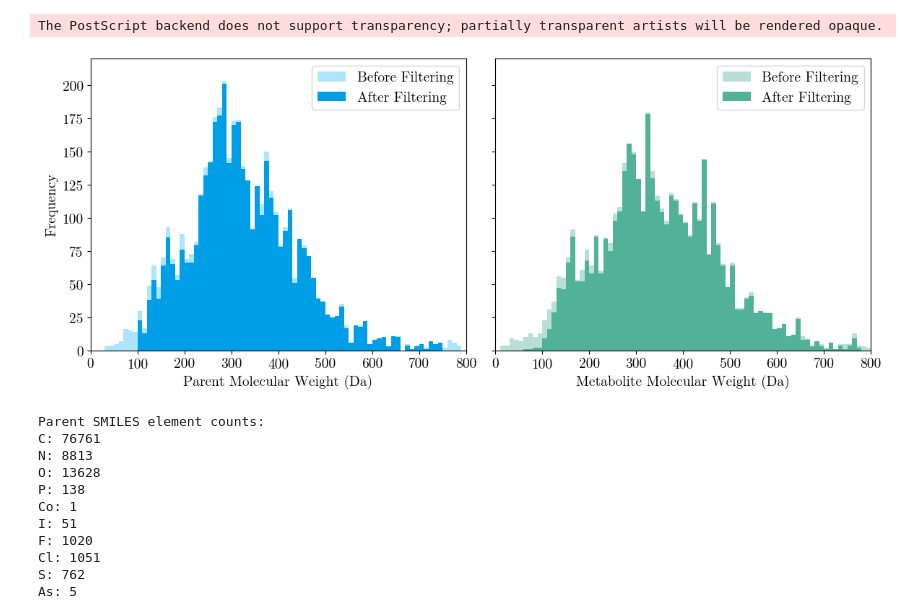
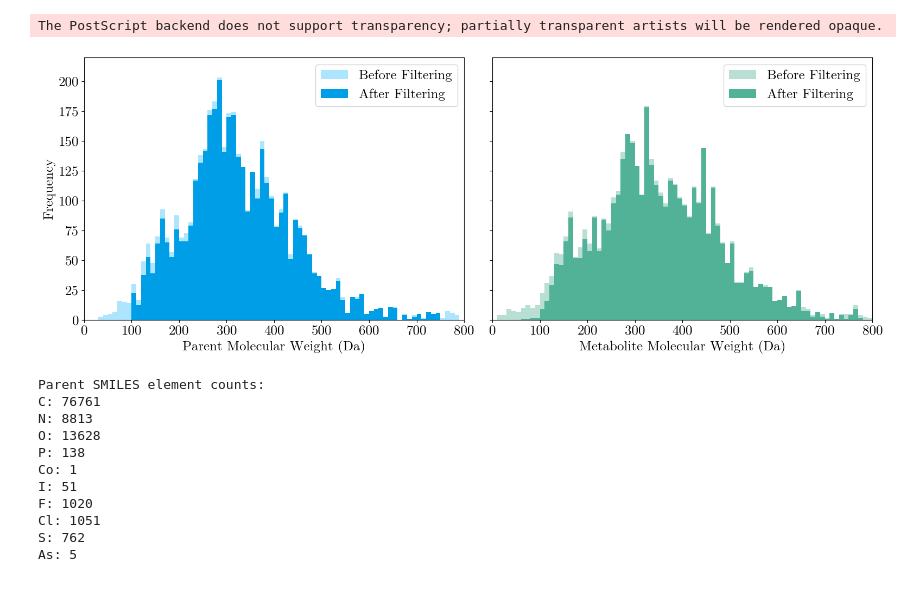
Before and after one commit to tsofiac/LAGOM, a Jupyter notebook: data_analysis/data_analysis_plots.ipynb, the cells around one changed output. Saved outputs shown, nothing was run; the diff lists cells and outputs as text; code cells hidden in the pictures; blank space fills up the shorter version.

```diff
--- a/data_analysis/data_analysis_plots.ipynb
+++ b/data_analysis/data_analysis_plots.ipynb
@@ -7,7 +7,7 @@ from collections import Counter
 from rdkit import Chem, DataStructs
 from rdkit.Chem import Descriptors, AllChem
 # %%
-plt.rcParams.update({"font.size": 14, "font.family": "serif", "font.serif": ["NewComputerModern10"]})
+# plt.rcParams.update({"font.size": 12, "font.family": "serif", "font.serif": ["NewComputerModern10"]})
 # plt.rcParams.update({'font.size': 12, 'font.family': 'sans-serif'})
 # %%
 def source_analysis(csv_file, save_figure=None):
@@ -120,7 +128,9 @@ def plot_molecular_weights_comparison(before_file, after_file, save_figure=None)
         df_after
     )
 
-    fig, axes = plt.subplots(1, 2, figsize=(12, 5), sharey=True)
+    fig, axes = plt.subplots(1, 2, figsize=(16, 6), sharey=True)
+    plt.rcParams.update({"font.size": 18, "font.family": "serif", "font.serif": ["NewComputerModern10"]})
+    # plt.rcParams.update({'font.size': 12, 'font.family': 'sans-serif'})
 
     x_range = (0, 800)
     bin_width = 10
@@ -134,34 +144,34 @@ def plot_molecular_weights_comparison(before_file, after_file, save_figure=None)
     )
     axes[0].set_xlabel("Parent Molecular Weight (Da)")
     axes[0].set_ylabel("Frequency")
     axes[0].set_xlim(0, 800)
     axes[0].legend()
 
     axes[1].hist(
         metabolite_weights_before, bins=bins, color="#B9DFD5", label="Before Filtering"
     )
     axes[1].hist(
         metabolite_weights_after, bins=bins, color="#52B297", label="After Filtering"
     )
     axes[1].set_xlabel("Metabolite Molecular Weight (Da)")
     axes[1].set_xlim(0, 800)
     axes[1].set_ylim(0, 220)
     axes[1].legend()
 
     if save_figure is not None:
         os.makedirs("figures", exist_ok=True)
         plt.savefig(f"figures/{save_figure}.eps", format="eps")
 
     plt.tight_layout()
     plt.show()
 
 
 before = "../dataset/curated_data/combined_smiles_before_filters.csv"
 after = "../dataset/curated_data/combined_smiles_clean.csv"
 plot_molecular_weights_comparison(before, after, save_figure="weight_comparison")
 # %% [output]
 The PostScript backend does not support transparency; partially transparent artists will be rendered opaque.
-[figure, old version]
+[figure, new version]
 # %%
 # Element count
 def define_atoms(molecule):
```
Also changed, not shown: parts of 2 cells of this notebook, 19 other files.
